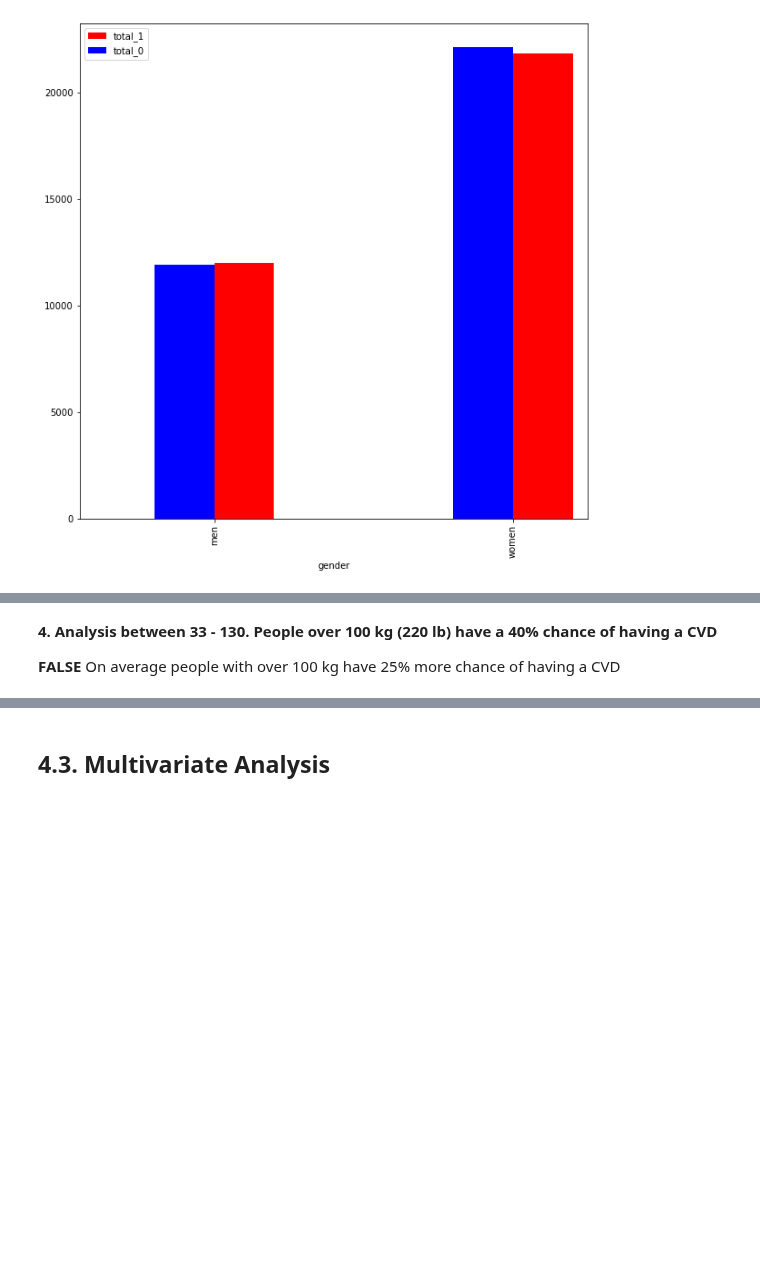
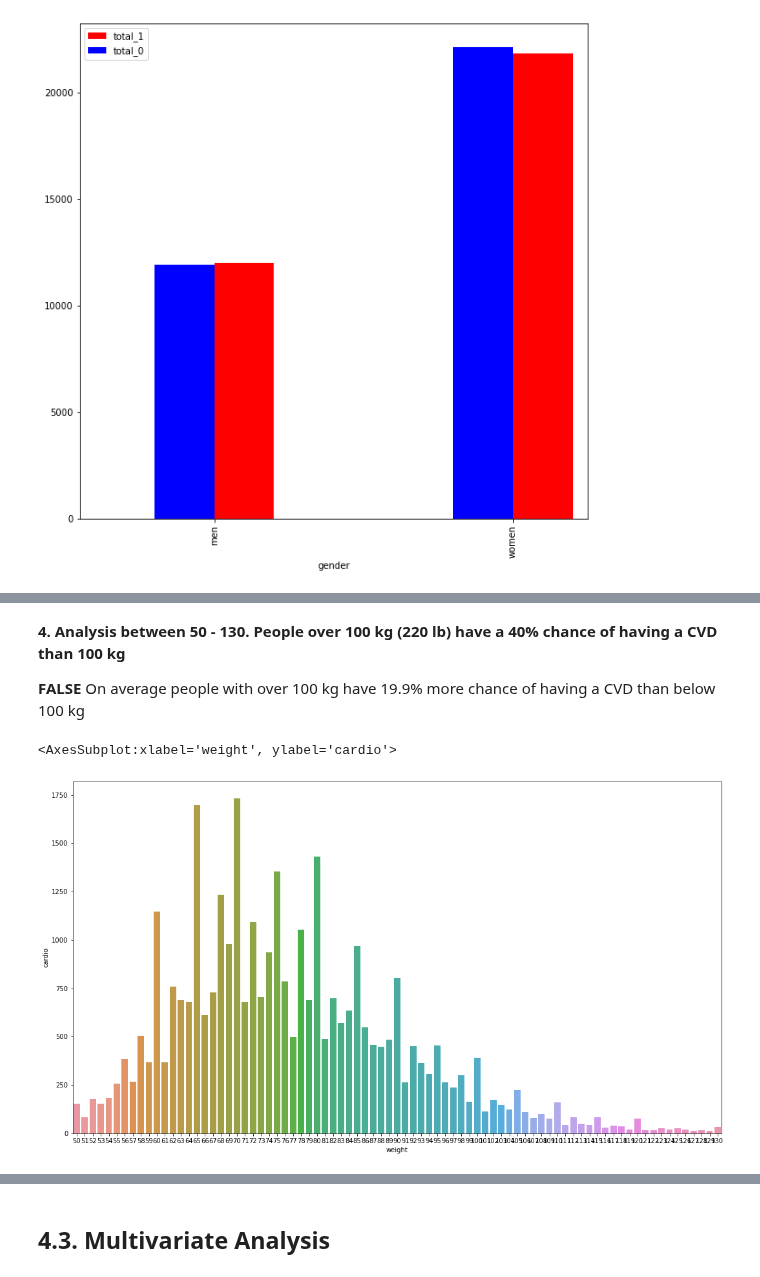
Before and after one commit to HenriqueCR1291/cardio_catch_diseases, a Jupyter notebook: m05_cardio_catch_diseases.ipynb, the cells around one changed output, grey strips where cells are left out. Saved outputs shown, nothing was run; the diff lists cells and outputs as text; code cells hidden in the pictures; blank space fills up the shorter version.

```diff
--- a/m05_cardio_catch_diseases.ipynb
+++ b/m05_cardio_catch_diseases.ipynb
@@ -569,15 +602,18 @@ plt.show()
 # %% [markdown]
-**4. Analysis between 33 - 130. People over 100 kg (220 lb) have a 40% chance of having a CVD**
+**4. Analysis between 50 - 130. People over 100 kg (220 lb) have a 40% chance of having a CVD than 100 kg**
 
-**FALSE** On average people with over 100 kg have 25% more chance of having a CVD
+**FALSE** On average people with over 100 kg have 19.9% more chance of having a CVD than below 100 kg
 # %%
 #cvd per weight
-aux1 = df4[(df4['weight'] >= 5) & (df4['weight'] <= 55)]
+aux1 = df4[(df4['weight'] >= 50) & (df4['weight'] <= 130)]
 aux1 = aux1[['weight', 'cardio']].groupby('weight').sum().reset_index()
 
 #histogram
 fig_dims = (18, 10)
 fig, ax = plt.subplots(figsize=fig_dims)
 sns.barplot(x='weight', y='cardio', ax=ax, data=aux1)
+# %% [output]
+<AxesSubplot:xlabel='weight', ylabel='cardio'>
+[figure, added]
 # %%
 #filter weight 33 - 100 and divide between two groups
```
Also changed, not shown: parts of 52 cells of this notebook.
